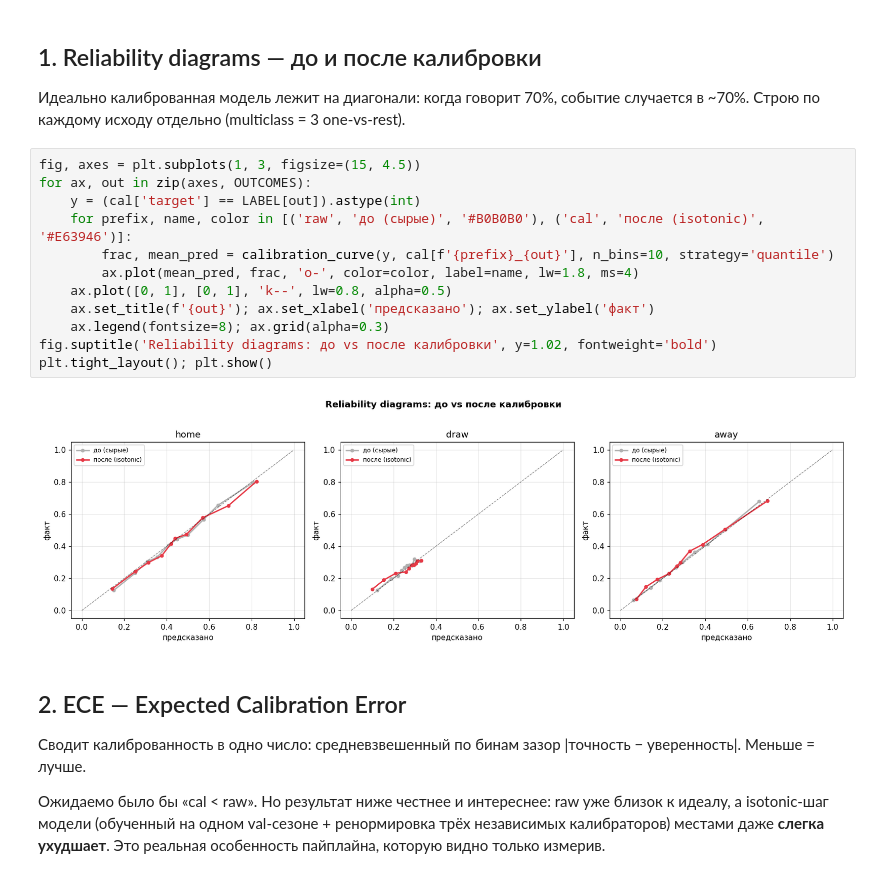
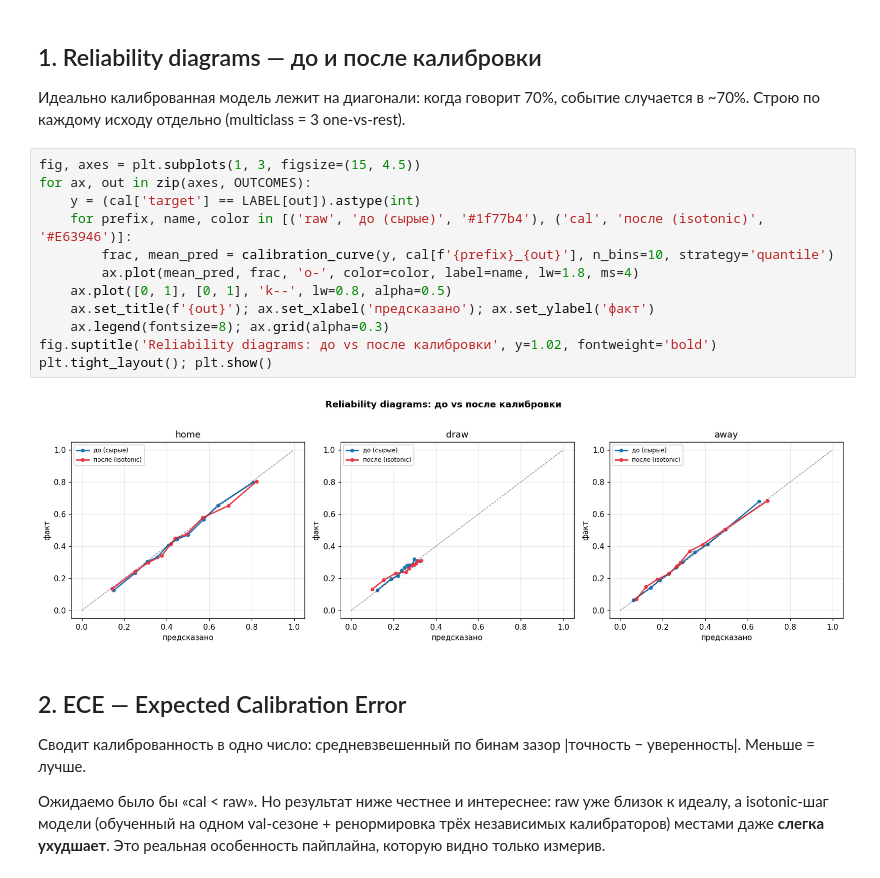
Before and after one commit to dragoflu/football-market-predictor, a Jupyter notebook: notebooks/03_probability_calibration.ipynb, the cells around one changed output. Drawn from its saved outputs; the diff is of its cells as text.

Commit message:
Notebook 03: make raw-probability curves blue instead of low-contrast grey

```diff
--- a/notebooks/03_probability_calibration.ipynb
+++ b/notebooks/03_probability_calibration.ipynb
@@ -36,17 +36,17 @@ print(f'{len(cal):,} holdout-матчей, сезоны {cal.Season.min()}..{cal
 # %%
 fig, axes = plt.subplots(1, 3, figsize=(15, 4.5))
 for ax, out in zip(axes, OUTCOMES):
     y = (cal['target'] == LABEL[out]).astype(int)
-    for prefix, name, color in [('raw', 'до (сырые)', '#B0B0B0'), ('cal', 'после (isotonic)', '#E63946')]:
+    for prefix, name, color in [('raw', 'до (сырые)', '#1f77b4'), ('cal', 'после (isotonic)', '#E63946')]:
         frac, mean_pred = calibration_curve(y, cal[f'{prefix}_{out}'], n_bins=10, strategy='quantile')
         ax.plot(mean_pred, frac, 'o-', color=color, label=name, lw=1.8, ms=4)
     ax.plot([0, 1], [0, 1], 'k--', lw=0.8, alpha=0.5)
     ax.set_title(f'{out}'); ax.set_xlabel('предсказано'); ax.set_ylabel('факт')
     ax.legend(fontsize=8); ax.grid(alpha=0.3)
 fig.suptitle('Reliability diagrams: до vs после калибровки', y=1.02, fontweight='bold')
 plt.tight_layout(); plt.show()
 # %% [output]
-[figure, old version]
+[figure, new version]
 # %% [markdown]
 ## 2. ECE — Expected Calibration Error
 
```
Also changed, not shown: parts of 1 cell of this notebook.
